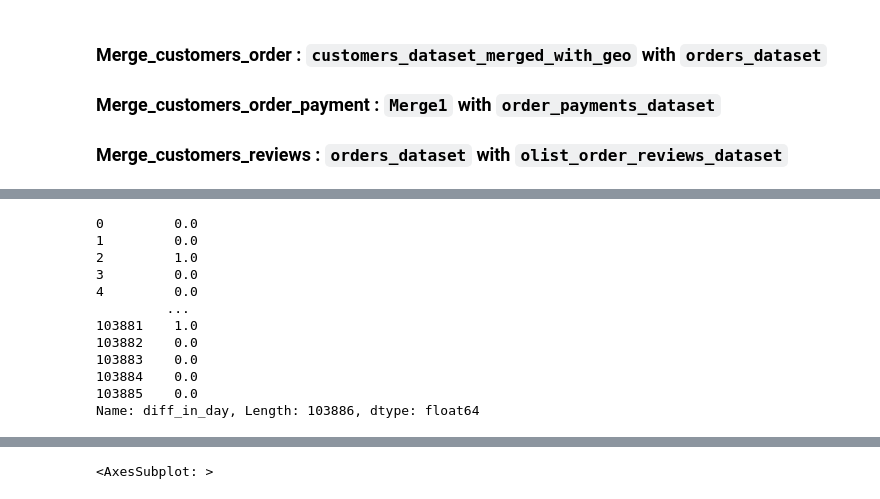
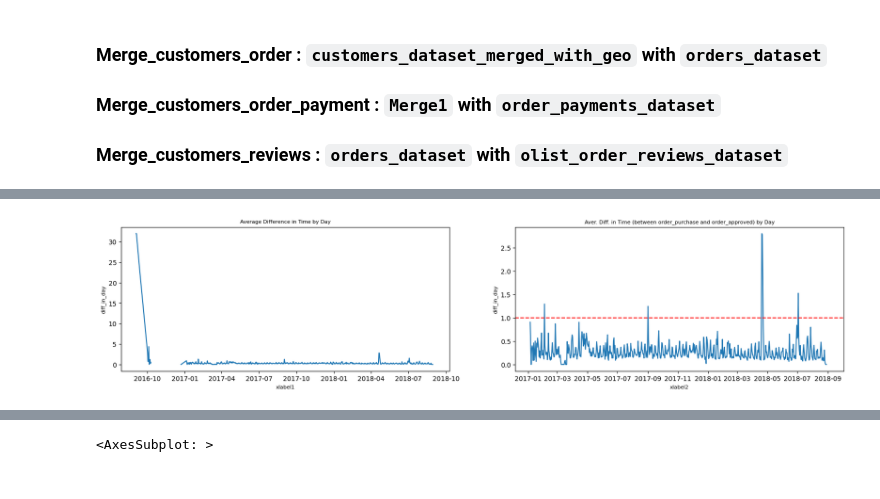
Before and after one commit to haelbrek/Olist, a Jupyter notebook: Anlayse_Emad/Analyse_Emad.ipynb, the cells around one changed output, grey strips where cells are left out. Saved outputs shown, nothing was run; the diff lists cells and outputs as text; code cells hidden in the pictures.

Commit message:
add diff by day

```diff
--- a/Anlayse_Emad/Analyse_Emad.ipynb
+++ b/Anlayse_Emad/Analyse_Emad.ipynb
@@ -109,15 +108,7 @@ fig.show()
 # %%
 Merge_customers_order_payment = my_functions.difference_in_time(df = Merge_customers_order_payment, date1='order_purchase_timestamp', date2 = 'order_approved_at', new_column_name='diff_in_day', time_unit='day')
+
+my_functions.plot_two_plots(Merge_customers_order_payment, "Average Difference in Time by Day", "Aver. Diff. in Time (between order_purchase and order_approved) by Day",
+                xlabel1='xlabel1', xlabel2='xlabel2', fontsize=8, rotation=15)
 # %% [output]
-0         0.0
-1         0.0
-2         1.0
-3         0.0
-4         0.0
-         ...
-103881    1.0
-103882    0.0
-103883    0.0
-103884    0.0
-103885    0.0
-Name: diff_in_day, Length: 103886, dtype: float64
+[figure, added]
```
Also changed, not shown: parts of 3 cells of this notebook, 2 other files.
